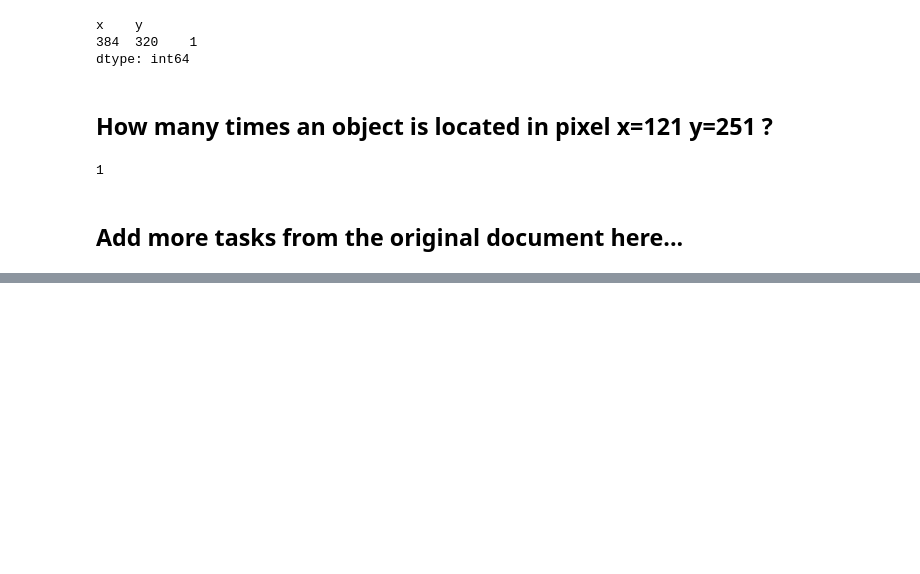
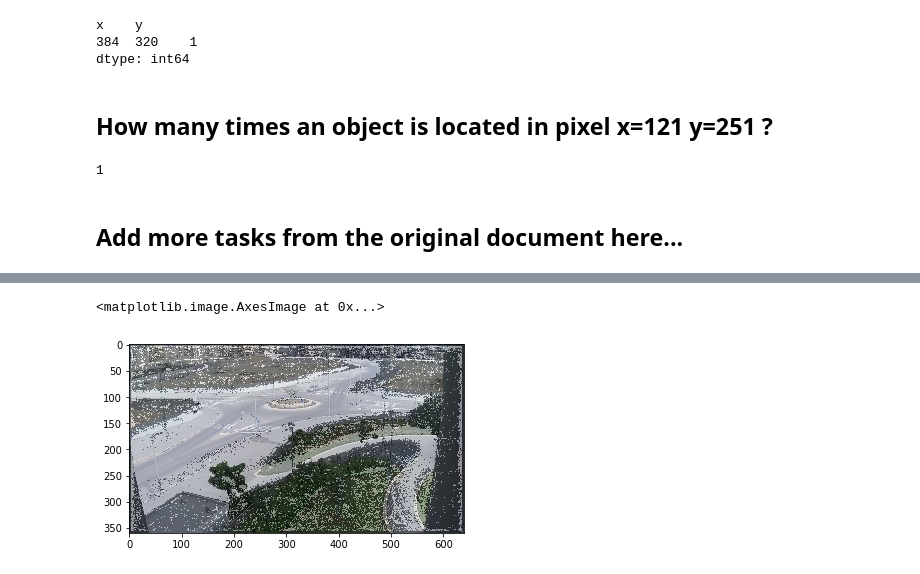
Before and after one commit to wall-et/analyze-paths, a Jupyter notebook: demo_basic.ipynb, the cells around one changed output, grey strips where cells are left out. Cells and saved outputs as stored; diff of their text form; code cells hidden in the pictures; blank space fills up the shorter version.

```diff
--- a/demo_basic.ipynb
+++ b/demo_basic.ipynb
@@ -49,3 +49,8 @@ len(f[(f.x == 121) & (f.y == 251)])
 1
 # %% [markdown]
 ## Add more tasks from the original document here...
+# %%
+f1 = f.groupby(['x','y']).size().sort_values()
+f1.name="v"
+f2 = f1.reset_index()
+f2
@@ -51,0 +89,10 @@ len(f[(f.x == 121) & (f.y == 251)])
+# %%
+im = imread('data/paths0.png')
+matrix = zeros(im.shape)
+matrix[f2.y, f2.x] = 1
+matrix
+imshow(im)
+imshow(matrix,alpha=0.4)
+# %% [output]
+<matplotlib.image.AxesImage at 0x...>
+[figure, added]
```
Also changed, not shown: parts of 2 cells of this notebook, 2 other files.
